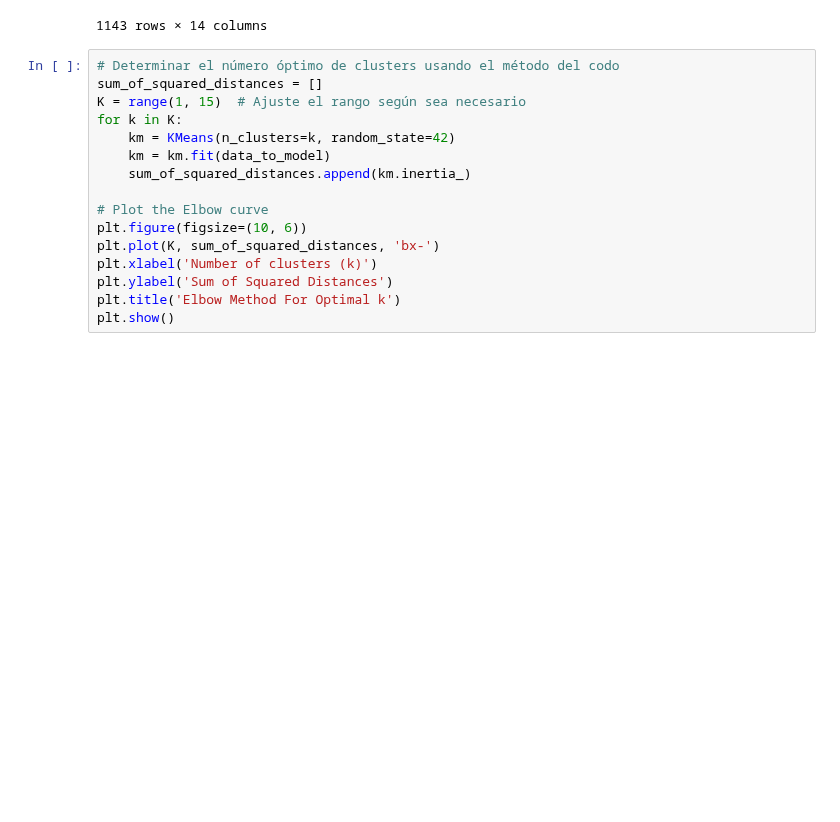
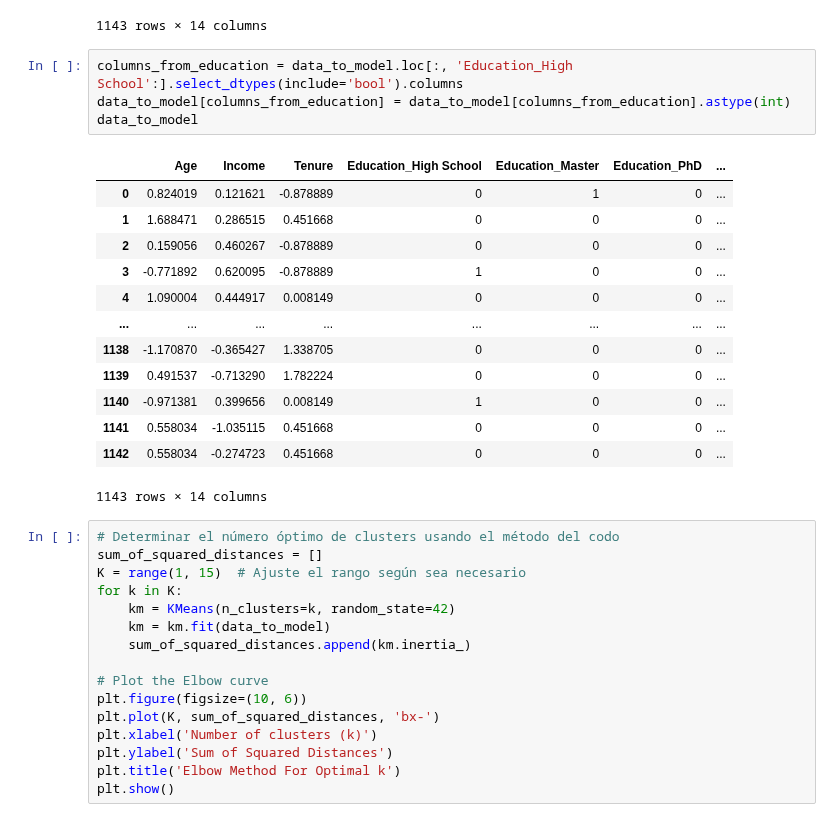
Before and after one commit to LuisMB09/lab_analisis_datos, a Jupyter notebook: kmeans_orden.ipynb, the cells around one changed output. Drawn from its saved outputs; the diff is of its cells as text; blank space fills up the shorter version.

```diff
--- a/kmeans_orden.ipynb
+++ b/kmeans_orden.ipynb
@@ -68,6 +69,24 @@ data_to_model
 | 1141 | 0.558034 | -1.035115 | 0.451668 | False | False | False | ... |
 | 1142 | 0.558034 | -0.274723 | 0.451668 | False | False | False | ... |
 1143 rows × 14 columns
+# %%
+columns_from_education = data_to_model.loc[:, 'Education_High School':].select_dtypes(include='bool').columns
+data_to_model[columns_from_education] = data_to_model[columns_from_education].astype(int)
+data_to_model
+# %% [output]
+|  | Age | Income | Tenure | Education_High School | Education_Master | Education_PhD | ... |
+| 0 | 0.824019 | 0.121621 | -0.878889 | 0 | 1 | 0 | ... |
+| 1 | 1.688471 | 0.286515 | 0.451668 | 0 | 0 | 0 | ... |
+| 2 | 0.159056 | 0.460267 | -0.878889 | 0 | 0 | 0 | ... |
+| 3 | -0.771892 | 0.620095 | -0.878889 | 1 | 0 | 0 | ... |
+| 4 | 1.090004 | 0.444917 | 0.008149 | 0 | 0 | 0 | ... |
+| ... | ... | ... | ... | ... | ... | ... | ... |
+| 1138 | -1.170870 | -0.365427 | 1.338705 | 0 | 0 | 0 | ... |
+| 1139 | 0.491537 | -0.713290 | 1.782224 | 0 | 0 | 0 | ... |
+| 1140 | -0.971381 | 0.399656 | 0.008149 | 1 | 0 | 0 | ... |
+| 1141 | 0.558034 | -1.035115 | 0.451668 | 0 | 0 | 0 | ... |
+| 1142 | 0.558034 | -0.274723 | 0.451668 | 0 | 0 | 0 | ... |
+1143 rows × 14 columns
 # %%
 # Determinar el número óptimo de clusters usando el método del codo
 sum_of_squared_distances = []
```
Also changed, not shown: parts of 39 cells of this notebook.
